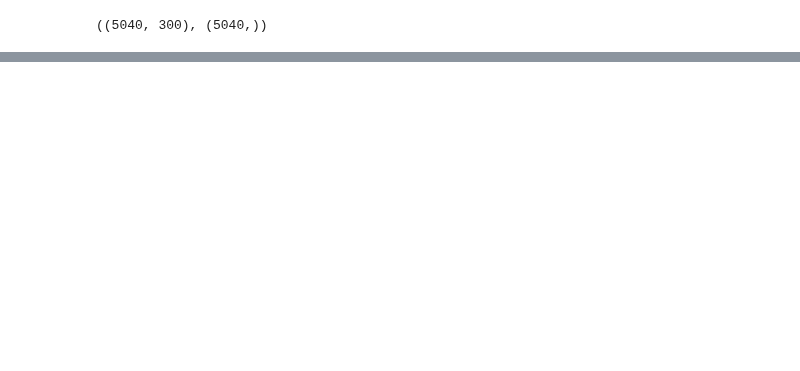
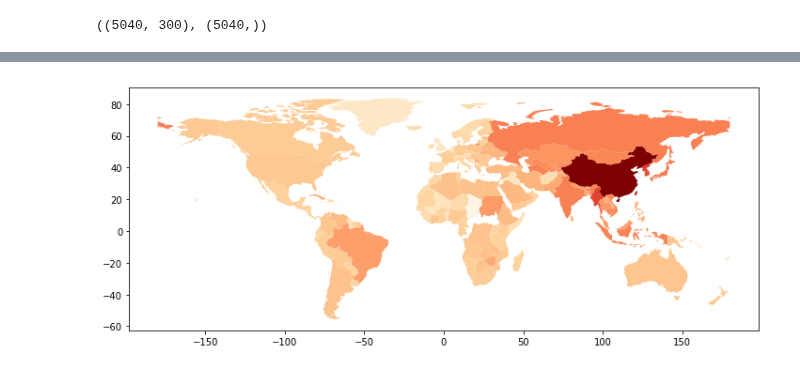
Before and after one commit to DOsinga/deep_learning_cookbook, a Jupyter notebook: 03.2 Domain specific ranking using word2vec cosine distance.ipynb, the cells around one changed output, grey strips where cells are left out. Cells and saved outputs as stored; diff of their text form; code cells hidden in the pictures; blank space fills up the shorter version.

```diff
--- a/03.2 Domain specific ranking using word2vec cosine distance.ipynb
+++ b/03.2 Domain specific ranking using word2vec cosine distance.ipynb
@@ -241,0 +198,4 @@ data_js
+# %%
+map_term('China')
+# %% [output]
+[figure, added]
```
Also changed, not shown: parts of 30 cells of this notebook, 3 other files.
